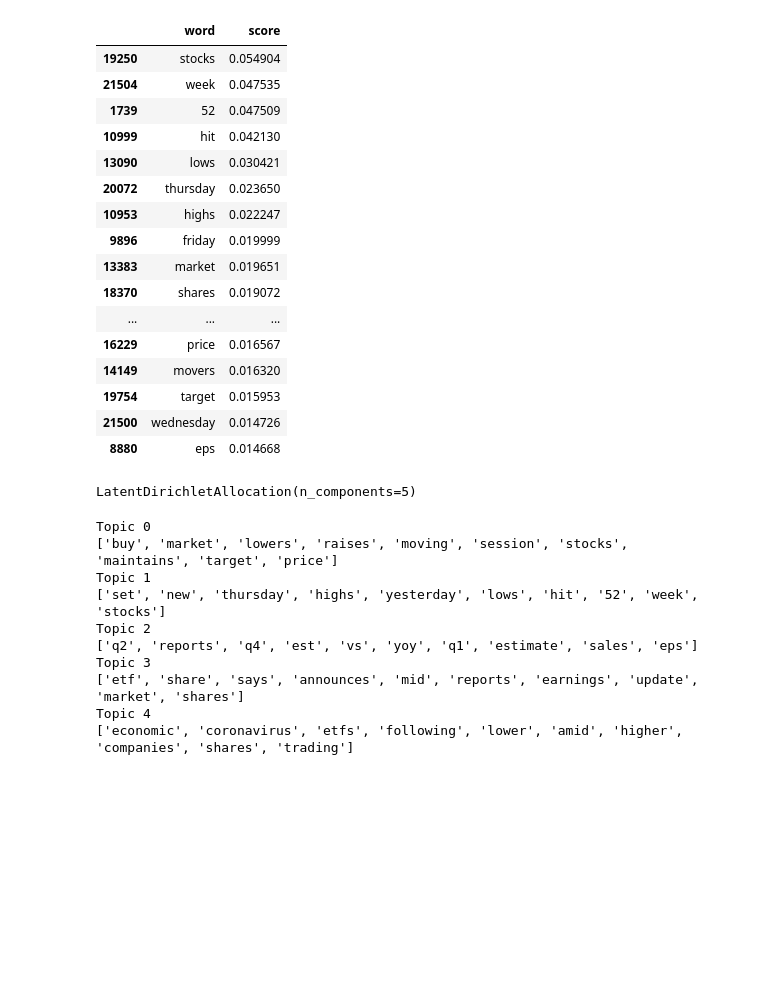
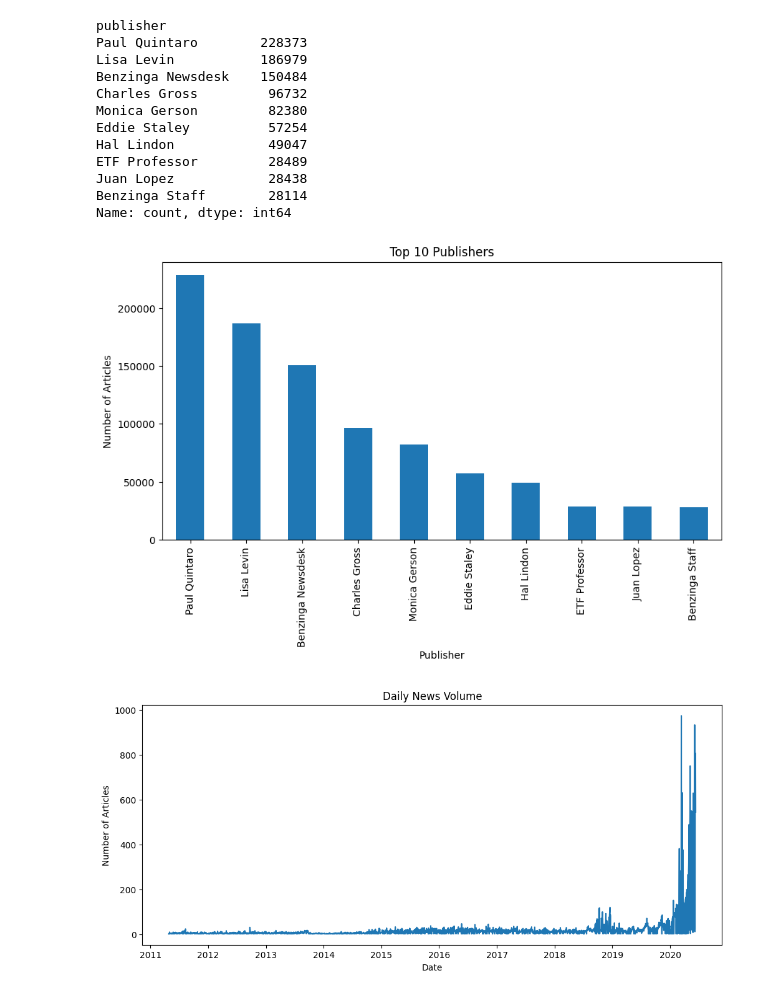
Before and after one commit to wossenF/news-sentiment-analysis, a Jupyter notebook: notebooks/task1_eda.ipynb, the cells around one changed output. Saved outputs shown, nothing was run; the diff lists cells and outputs as text; code cells hidden in the pictures; blank space fills up the shorter version.

```diff
--- a/notebooks/task1_eda.ipynb
+++ b/notebooks/task1_eda.ipynb
@@ -115,60 +108,43 @@ words = vectorizer.get_feature_names_out()
 # %%
-import numpy as np
+top_publishers = df["publisher"].value_counts().head(10)
 
-scores = np.asarray(X.mean(axis=0)).ravel()
-
-top_words = pd.DataFrame({
-    "word": words,
-    "score": scores
-}).sort_values(by="score", ascending=False)
-
-top_words.head(20)
+top_publishers
 # %% [output]
-|  | word | score |
-| 19250 | stocks | 0.054904 |
-| 21504 | week | 0.047535 |
-| 1739 | 52 | 0.047509 |
-| 10999 | hit | 0.042130 |
-| 13090 | lows | 0.030421 |
-| 20072 | thursday | 0.023650 |
-| 10953 | highs | 0.022247 |
-| 9896 | friday | 0.019999 |
-| 13383 | market | 0.019651 |
-| 18370 | shares | 0.019072 |
-| ... | ... | ... |
-| 16229 | price | 0.016567 |
-| 14149 | movers | 0.016320 |
-| 19754 | target | 0.015953 |
-| 21500 | wednesday | 0.014726 |
-| 8880 | eps | 0.014668 |
+publisher
+Paul Quintaro        228373
+Lisa Levin           186979
+Benzinga Newsdesk    150484
+Charles Gross         96732
+Monica Gerson         82380
+Eddie Staley          57254
+Hal Lindon            49047
+ETF Professor         28489
+Juan Lopez            28438
+Benzinga Staff        28114
+Name: count, dtype: int64
 # %%
-from sklearn.decomposition import LatentDirichletAllocation
-from sklearn.feature_extraction.text import CountVectorizer
+plt.figure(figsize=(10, 5))
 
-count_vectorizer = CountVectorizer(stop_words='english')
+top_publishers.plot(kind="bar")
 
-X_counts = count_vectorizer.fit_transform(df["headline"])
+plt.title("Top 10 Publishers")
+plt.xlabel("Publisher")
+plt.ylabel("Number of Articles")
 
-lda = LatentDirichletAllocation(n_components=5)
-
-lda.fit(X_counts)
+plt.show()
 # %% [output]
-LatentDirichletAllocation(n_components=5)
+[figure, added]
 # %%
-words = count_vectorizer.get_feature_names_out()
+daily_news = df.groupby(df["date"].dt.date).size()
+plt.figure(figsize=(12, 5))
 
-for i, topic in enumerate(lda.components_):
-    print(f"Topic {i}")
-    print([words[j] for j in topic.argsort()[-10:]])
+daily_news.plot()
+
+plt.title("Daily News Volume")
+plt.xlabel("Date")
+plt.ylabel("Number of Articles")
+
+plt.show()
 # %% [output]
-Topic 0
-['buy', 'market', 'lowers', 'raises', 'moving', 'session', 'stocks', 'maintains', 'target', 'price']
-Topic 1
-['set', 'new', 'thursday', 'highs', 'yesterday', 'lows', 'hit', '52', 'week', 'stocks']
-Topic 2
-['q2', 'reports', 'q4', 'est', 'vs', 'yoy', 'q1', 'estimate', 'sales', 'eps']
-Topic 3
-['etf', 'share', 'says', 'announces', 'mid', 'reports', 'earnings', 'update', 'market', 'shares']
-Topic 4
-['economic', 'coronavirus', 'etfs', 'following', 'lower', 'amid', 'higher', 'companies', 'shares', 'trading']
+[figure, added]
 # %%
```
Also changed, not shown: parts of 13 cells of this notebook, 6 other files.
